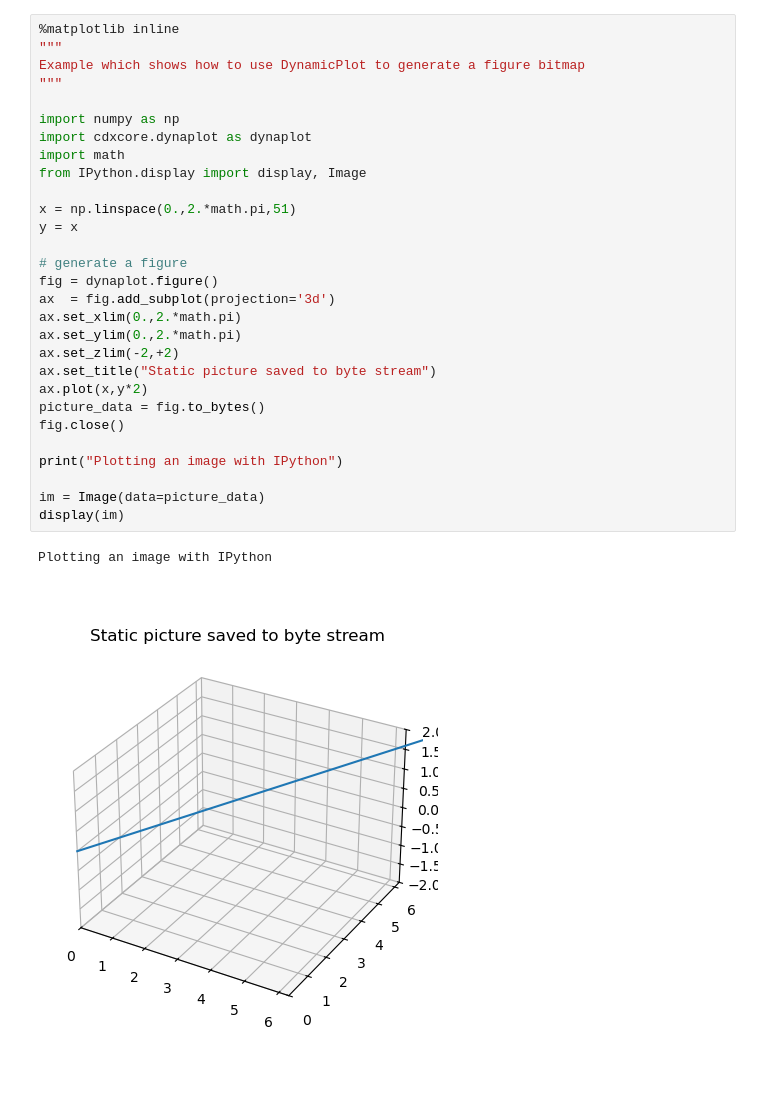
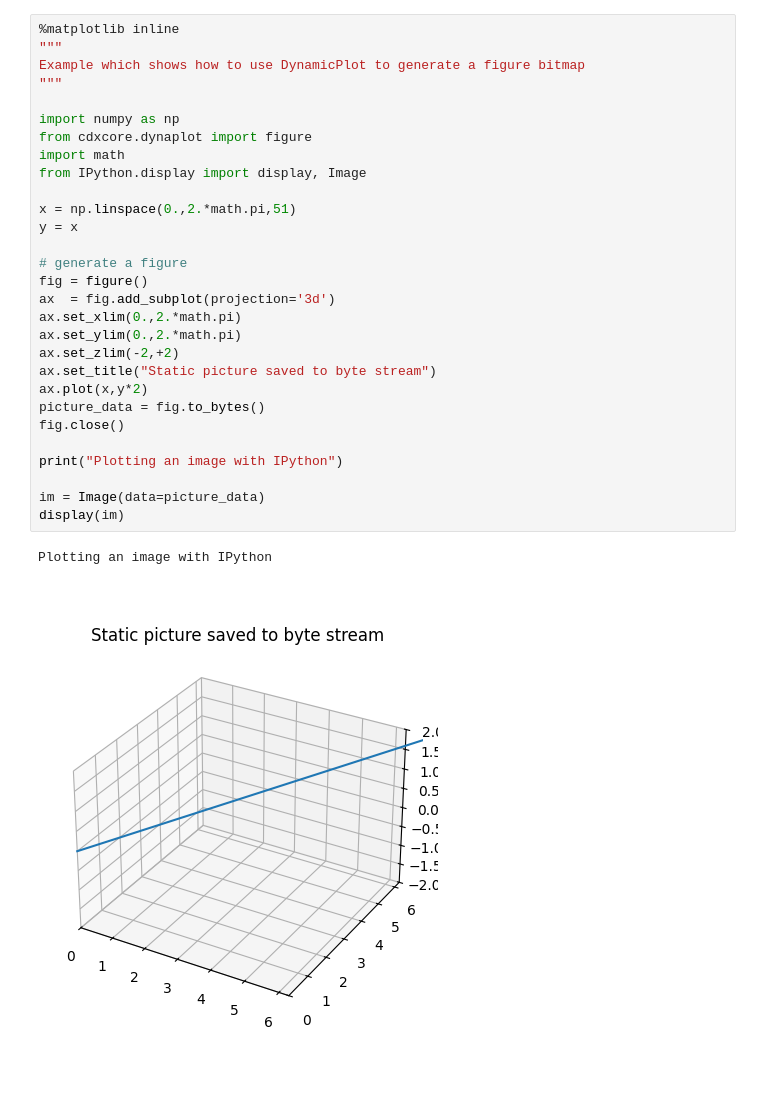
Before and after one commit to hansbuehler/cdxcore, a Jupyter notebook: notebooks/dynaplot.ipynb, the cells around one changed output. Drawn from its saved outputs; the diff is of its cells as text.

```diff
--- a/notebooks/dynaplot.ipynb
+++ b/notebooks/dynaplot.ipynb
@@ -204,32 +216,32 @@ print("/done")
 # %%
 %matplotlib inline
 """
 Example which shows how to use DynamicPlot to generate a figure bitmap
 """
 
 import numpy as np
-import cdxcore.dynaplot as dynaplot
+from cdxcore.dynaplot import figure
 import math
 from IPython.display import display, Image
 
 x = np.linspace(0.,2.*math.pi,51)
 y = x
 
 # generate a figure
-fig = dynaplot.figure()
+fig = figure()
 ax  = fig.add_subplot(projection='3d')
 ax.set_xlim(0.,2.*math.pi)
 ax.set_ylim(0.,2.*math.pi)
 ax.set_zlim(-2,+2)
 ax.set_title("Static picture saved to byte stream")
 ax.plot(x,y*2)
 picture_data = fig.to_bytes()
 fig.close()
 
 print("Plotting an image with IPython")
 
 im = Image(data=picture_data)
 display(im)
 # %% [output]
 Plotting an image with IPython
-[figure, old version]
+[figure, new version]
```
Also changed, not shown: parts of 10 cells of this notebook, 31 other files.
